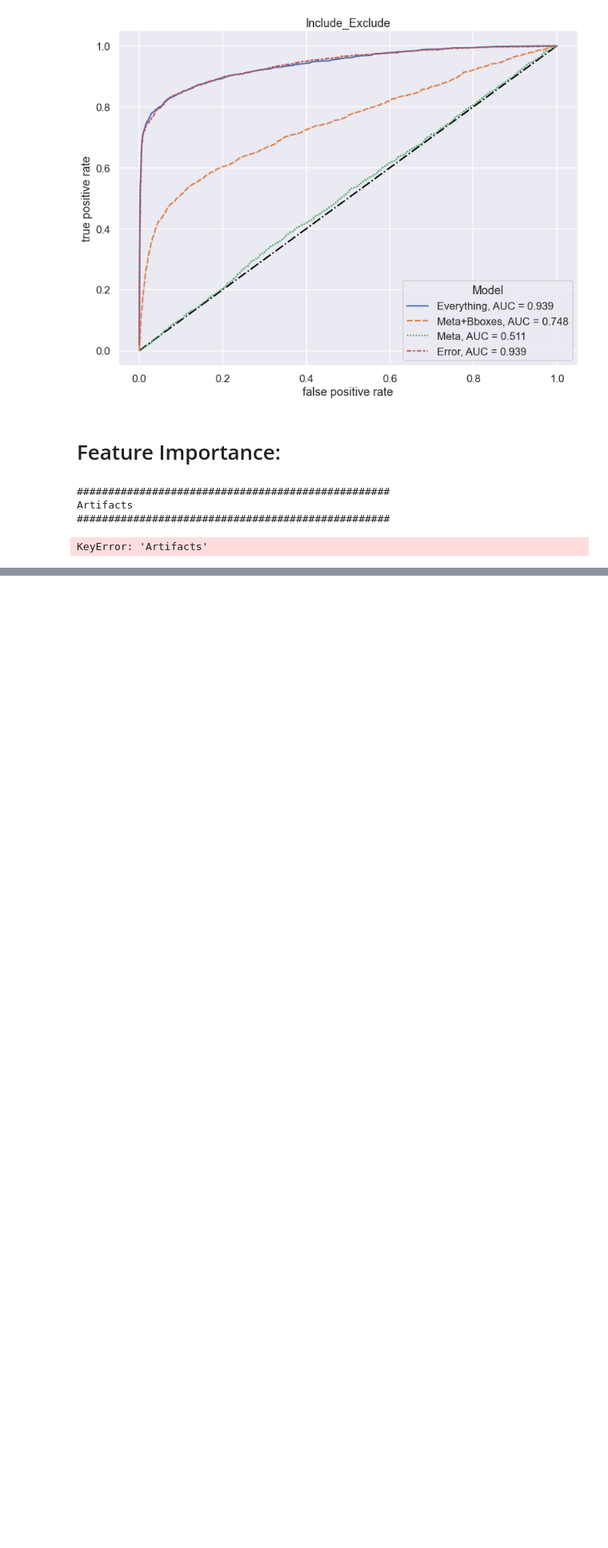
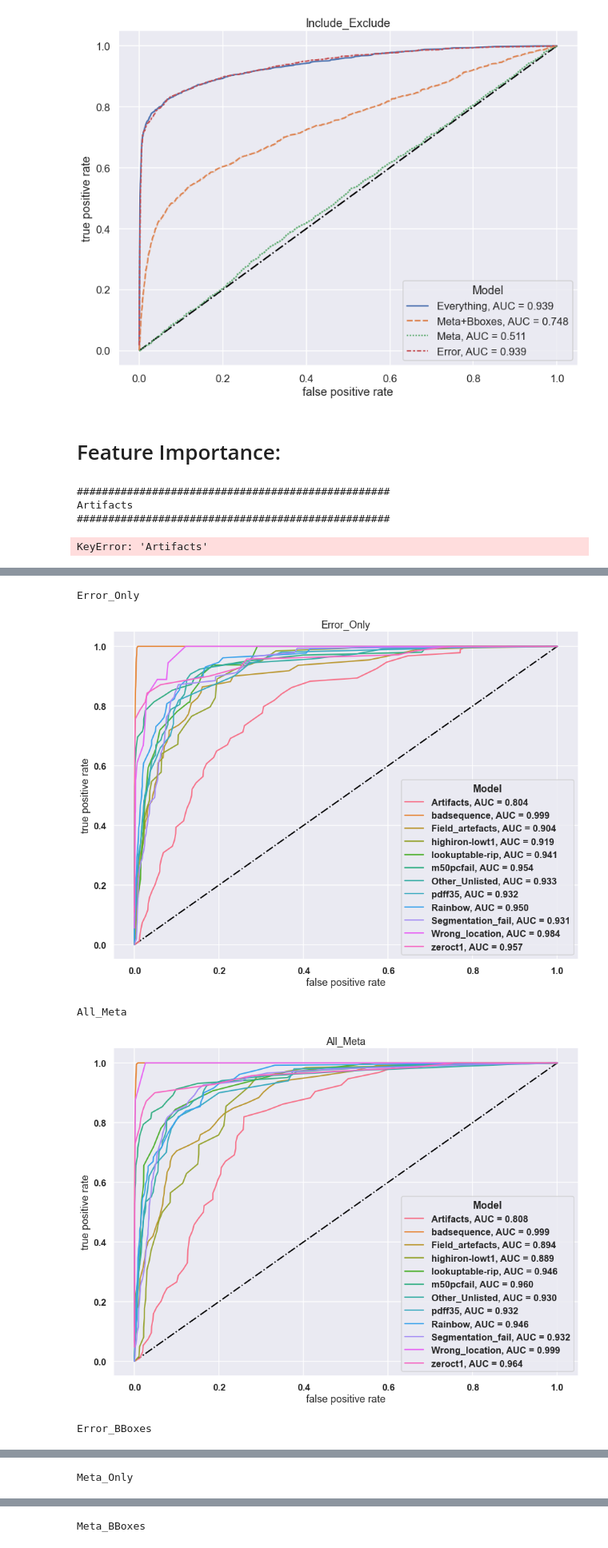
Before and after one commit to hillce/Meta_T1, a Jupyter notebook: meta_rand_forest_full.ipynb, the cells around one changed output, grey strips where cells are left out. Shown at 80% size. Drawn from its saved outputs; the diff is of its cells as text; code cells hidden in the pictures; blank space fills up the shorter version.

```diff
--- a/meta_rand_forest_full.ipynb
+++ b/meta_rand_forest_full.ipynb
@@ -1148,0 +1151,46 @@ for topFeature in features:
+# %%
+import seaborn as sns
+import pandas as pd
+import json
+import numpy as np
+import matplotlib.pyplot as plt
+import matplotlib as mpl
+
+font = {'family' : 'normal',
+        'weight' : 'bold',
+        'size'   : 18}
+
+mpl.rc('font', **font)
+
+plt.rcParams["figure.figsize"] = [6.4*2,4.8*2]
+sns.set_theme("talk")
+sns.set_style("darkgrid")
+
+loadDir = "./models/Random Forests/"
+tagNames = ['Artifacts', 'badsequence', 'Field_artefacts', 'highiron-lowt1', 'lookuptable-rip', 'm50pcfail', 'Other_Unlisted', 'pdff35', 'Rainbow', 'Segmentation_fail', 'Wrong_location', 'zeroct1']
+
+ignoreList = ["Float","Float_Categorical"]
+rfList = [x for x in os.listdir(loadDir) if x not in ignoreList]
+
+
+for fol in rfList:
+        print(fol)
+        with open(os.path.join(loadDir,fol,"roc_values.json")) as f:
+                df = pd.read_json(f)
+
+
+        sns.set_theme(context="talk")
+        sns.set_style("darkgrid")
+        plt.figure()
+        plt.title(fol)
+        sns.lineplot(x=[0,1],y=[0,1],linestyle="-.",color='black')
+        sns.lineplot(data=df,x="false positive rate",y="true positive rate",hue="Model",style="Model",ci=None)
+        plt.tight_layout()
+        plt.savefig("./Figures/ROC_RF_{}.png".format(fol))
+        plt.show()
+# %% [output]
+Error_Only
+[figure, added]
+All_Meta
+[figure, added]
+Error_BBoxes
@@ -1148,0 +1198 @@ for topFeature in features:
+Meta_Only
@@ -1148,0 +1200 @@ for topFeature in features:
+Meta_BBoxes
```
Also changed, not shown: parts of 3 cells of this notebook.
